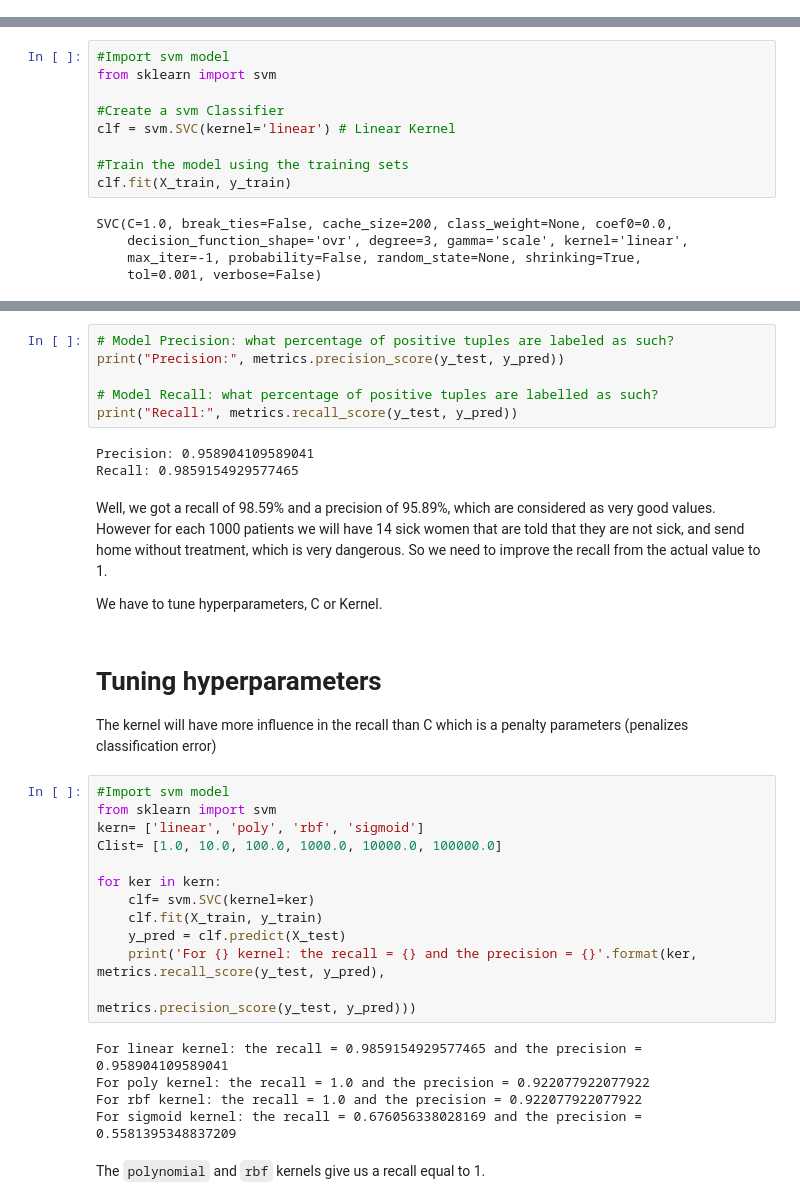
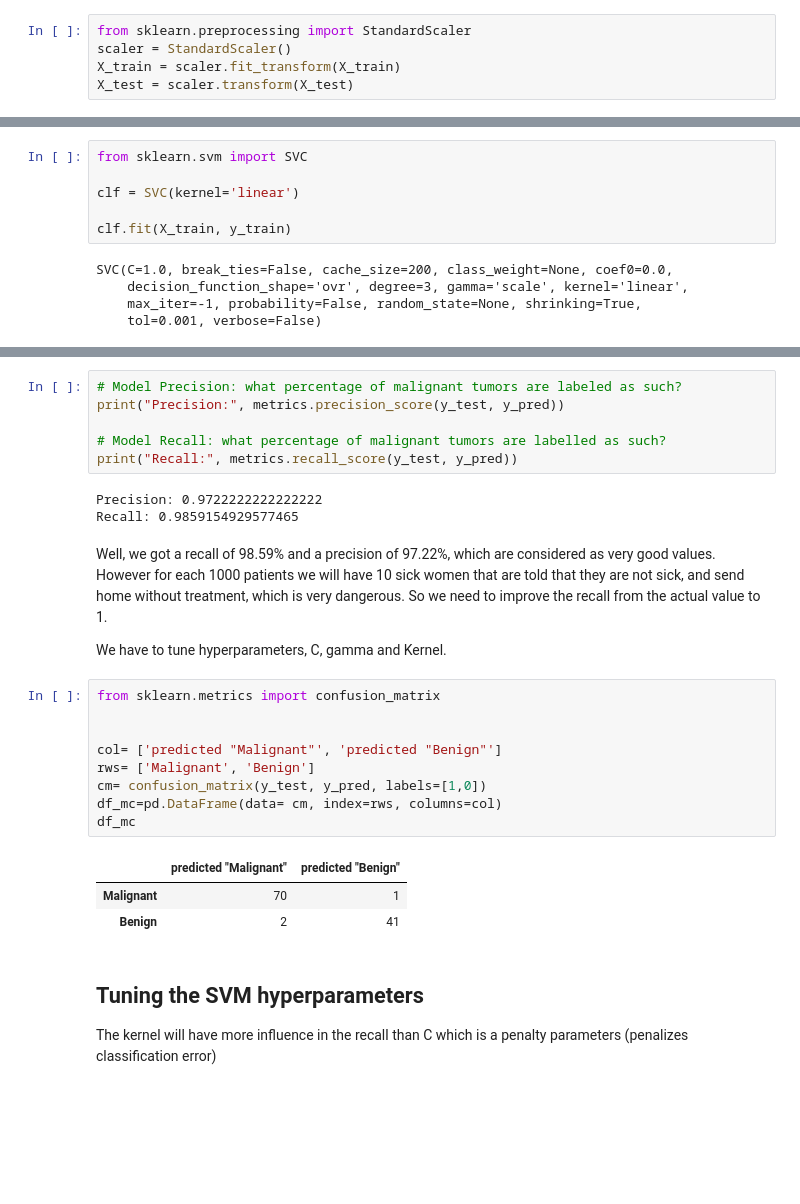
Before and after one commit to hatimnaitlho/ml-projects, a Jupyter notebook: breast_cancer_prediction_using_machine_learning.ipynb, the cells around one changed output, grey strips where cells are left out. Cells and saved outputs as stored; diff of their text form; blank space fills up the shorter version.

```diff
--- a/breast_cancer_prediction_using_machine_learning.ipynb
+++ b/breast_cancer_prediction_using_machine_learning.ipynb
@@ -160,0 +191,5 @@ X_train, X_test, y_train, y_test = train_test_split(X, y, test_size=0.2,random_s
+# %%
+from sklearn.preprocessing import StandardScaler
+scaler = StandardScaler()
+X_train = scaler.fit_transform(X_train)
+X_test = scaler.transform(X_test)
@@ -161,11 +198,8 @@ X_train, X_test, y_train, y_test = train_test_split(X, y, test_size=0.2,random_s
 # %%
-#Import svm model
-from sklearn import svm
+from sklearn.svm import SVC
 
-#Create a svm Classifier
-clf = svm.SVC(kernel='linear') # Linear Kernel
+clf = SVC(kernel='linear')
 
-#Train the model using the training sets
 clf.fit(X_train, y_train)
 # %% [output]
 SVC(C=1.0, break_ties=False, cache_size=200, class_weight=None, coef0=0.0,
@@ -199,36 +244,30 @@ Recall is The recall is the ratio tp / (tp + fn) where tp is the number of true
 # %%
-# Model Precision: what percentage of positive tuples are labeled as such?
+# Model Precision: what percentage of malignant tumors are labeled as such?
 print("Precision:", metrics.precision_score(y_test, y_pred))
 
-# Model Recall: what percentage of positive tuples are labelled as such?
+# Model Recall: what percentage of malignant tumors are labelled as such?
 print("Recall:", metrics.recall_score(y_test, y_pred))
 # %% [output]
-Precision: 0.958904109589041
+Precision: 0.9722222222222222
 Recall: 0.9859154929577465
 # %% [markdown]
-Well, we got a recall of 98.59% and a precision of 95.89%, which are considered as very good values. However for each 1000 patients we will have 14 sick women that are told that they are not sick, and send home without treatment, which is very dangerous. So we need to improve the recall from the actual value to 1.
+Well, we got a recall of 98.59% and a precision of 97.22%, which are considered as very good values. However for each 1000 patients we will have 10 sick women that are told that they are not sick, and send home without treatment, which is very dangerous. So we need to improve the recall from the actual value to 1.
 
-We have to tune hyperparameters, C or Kernel.
+We have to tune hyperparameters, C, gamma and Kernel.
+# %%
+from sklearn.metrics import confusion_matrix
+
+
+col= ['predicted "Malignant"', 'predicted "Benign"']
+rws= ['Malignant', 'Benign']
+cm= confusion_matrix(y_test, y_pred, labels=[1,0])
+df_mc=pd.DataFrame(data= cm, index=rws, columns=col)
+df_mc
+# %% [output]
+|  | predicted "Malignant" | predicted "Benign" |
+| Malignant | 70 | 1 |
+| Benign | 2 | 41 |
 # %% [markdown]
-# Tuning hyperparameters
+## Tuning the SVM hyperparameters
 
 The kernel will have more influence in the recall than C which is a penalty parameters (penalizes classification error)
-# %%
-#Import svm model
-from sklearn import svm
-kern= ['linear', 'poly', 'rbf', 'sigmoid']
-Clist= [1.0, 10.0, 100.0, 1000.0, 10000.0, 100000.0]
-
-for ker in kern:
-    clf= svm.SVC(kernel=ker)
-    clf.fit(X_train, y_train)
-    y_pred = clf.predict(X_test)
-    print('For {} kernel: the recall = {} and the precision = {}'.format(ker, metrics.recall_score(y_test, y_pred),
-                                                                       metrics.precision_score(y_test, y_pred)))
-# %% [output]
-For linear kernel: the recall = 0.9859154929577465 and the precision = 0.958904109589041
-For poly kernel: the recall = 1.0 and the precision = 0.922077922077922
-For rbf kernel: the recall = 1.0 and the precision = 0.922077922077922
-For sigmoid kernel: the recall = 0.676056338028169 and the precision = 0.5581395348837209
-# %% [markdown]
-The `polynomial` and `rbf` kernels give us a recall equal to 1.
```
Also changed, not shown: parts of 20 cells of this notebook.
